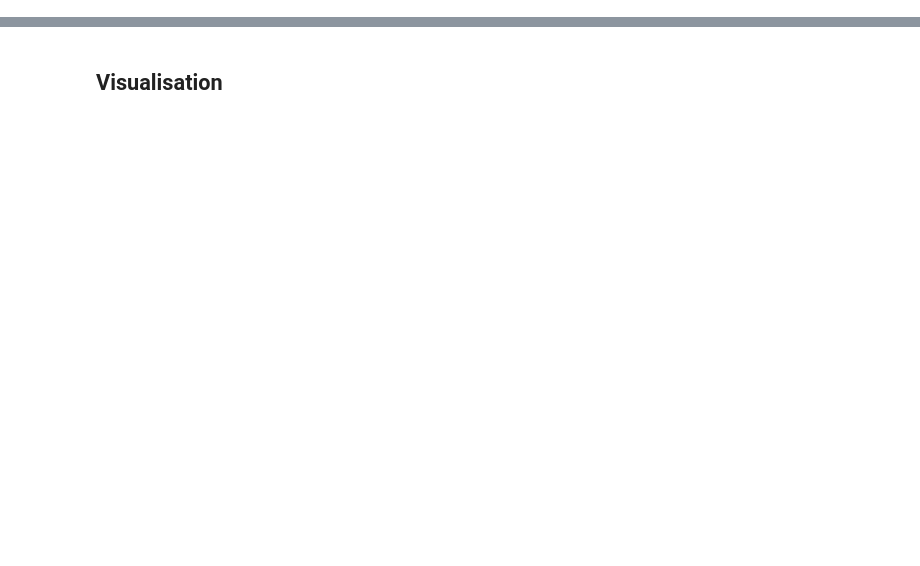
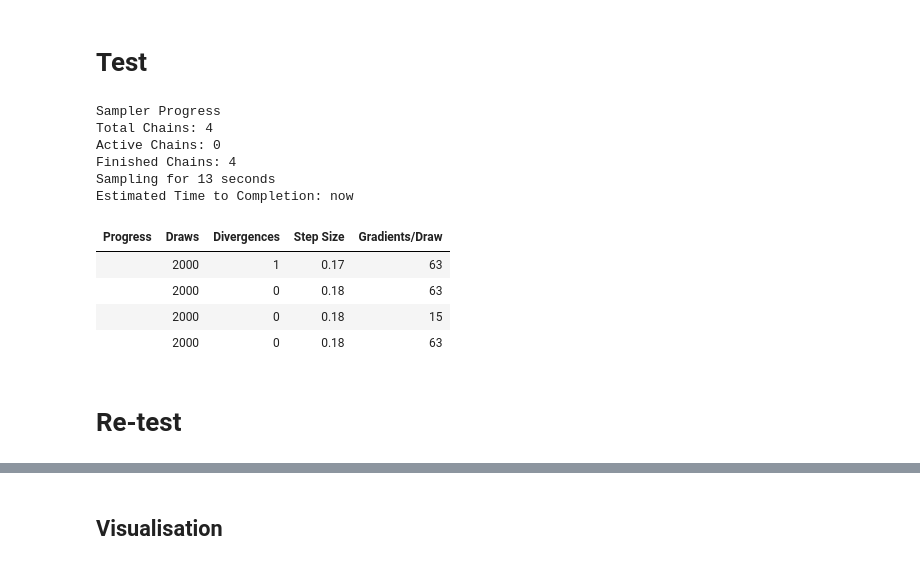
Before and after one commit to LegrandNico/ComputationalCardioception, a Jupyter notebook: code/notebooks/2-InteroceptivePrecision.ipynb, the cells around one changed output, grey strips where cells are left out. Saved outputs shown, nothing was run; the diff lists cells and outputs as text; code cells hidden in the pictures; blank space fills up the shorter version.

```diff
--- a/code/notebooks/2-InteroceptivePrecision.ipynb
+++ b/code/notebooks/2-InteroceptivePrecision.ipynb
@@ -19,4 +19,4 @@ plt.rcParams["figure.constrained_layout.use"] = True
 # %%
-hrd_path = Path.cwd().parent / "data" / "hrd.csv"
-hrd_df = pd.read_csv(hrd_path, index_col=0, low_memory=False)
-hrd_df = hrd_df[hrd_df.task == "hrd-session2"]
+# load and filter the data -------------------------------------------------------------
+hrd_path = Path.cwd().parent.parent / "data" / "hrd.csv"
+main_df = pd.read_csv(hrd_path, index_col=0, low_memory=False)
@@ -301,0 +23,2 @@ az.summary(
+# %% [markdown]
+# Test
@@ -301,0 +28,47 @@ az.summary(
+# %%
+# extract variables for the model ------------------------------------------------------
+n = hrd_df.participant_id.nunique()
+
+participant_codes_intero_del_1 = pd.Categorical(
+    hrd_df[hrd_df.Modality == "Intero"].participant_id
+).codes
+
+participant_codes_extero_del_1 = pd.Categorical(
+    hrd_df[hrd_df.Modality == "Extero"].participant_id
+).codes
+
+heart_rate_del_1 = hrd_df[hrd_df.Modality == "Intero"].listenBPM.to_numpy()
+intero_tone_2_del_1 = hrd_df[hrd_df.Modality == "Intero"].responseBPM.to_numpy()
+intero_decision_del_1 = (
+    hrd_df[hrd_df.Modality == "Intero"].Decision.to_numpy() == "More"
+).astype(int)
+
+extero_tone_1_del_1 = hrd_df[hrd_df.Modality == "Extero"].listenBPM.to_numpy()
+extero_tone_2_del_1 = hrd_df[hrd_df.Modality == "Extero"].responseBPM.to_numpy()
+extero_decision_del_1 = (
+    hrd_df[hrd_df.Modality == "Extero"].Decision.to_numpy() == "More"
+).astype(int)
+# %%
+idata_del_1, _ = weighted_update(
+    heart_rate=heart_rate_del_1,
+    intero_tone_2=intero_tone_2_del_1,
+    extero_tone_1=extero_tone_1_del_1,
+    extero_tone_2=extero_tone_2_del_1,
+    extero_decision=extero_decision_del_1,
+    intero_decision=intero_decision_del_1,
+    n=n,
+    participant_codes_extero=participant_codes_extero_del_1,
+    participant_codes_intero=participant_codes_intero_del_1,
+)
+# %% [output]
+Sampler Progress
+Total Chains: 4
+Active Chains: 0
+Finished Chains: 4
+Sampling for 13 seconds
+Estimated Time to Completion: now
+| Progress | Draws | Divergences | Step Size | Gradients/Draw |
+|  | 2000 | 1 | 0.17 | 63 |
+|  | 2000 | 0 | 0.18 | 63 |
+|  | 2000 | 0 | 0.18 | 15 |
+|  | 2000 | 0 | 0.18 | 63 |
@@ -301,0 +88,2 @@ az.summary(
+# %% [markdown]
+# Re-test
```
Also changed, not shown: parts of 35 cells of this notebook, 6 other files.
